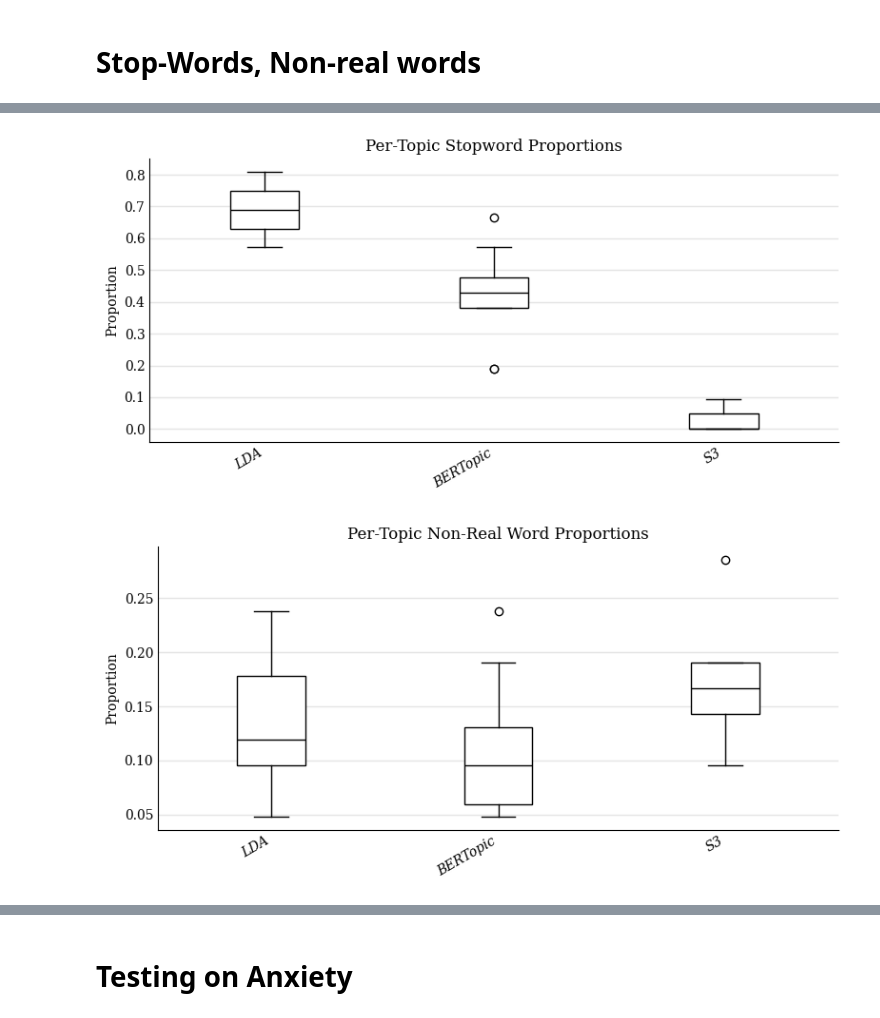
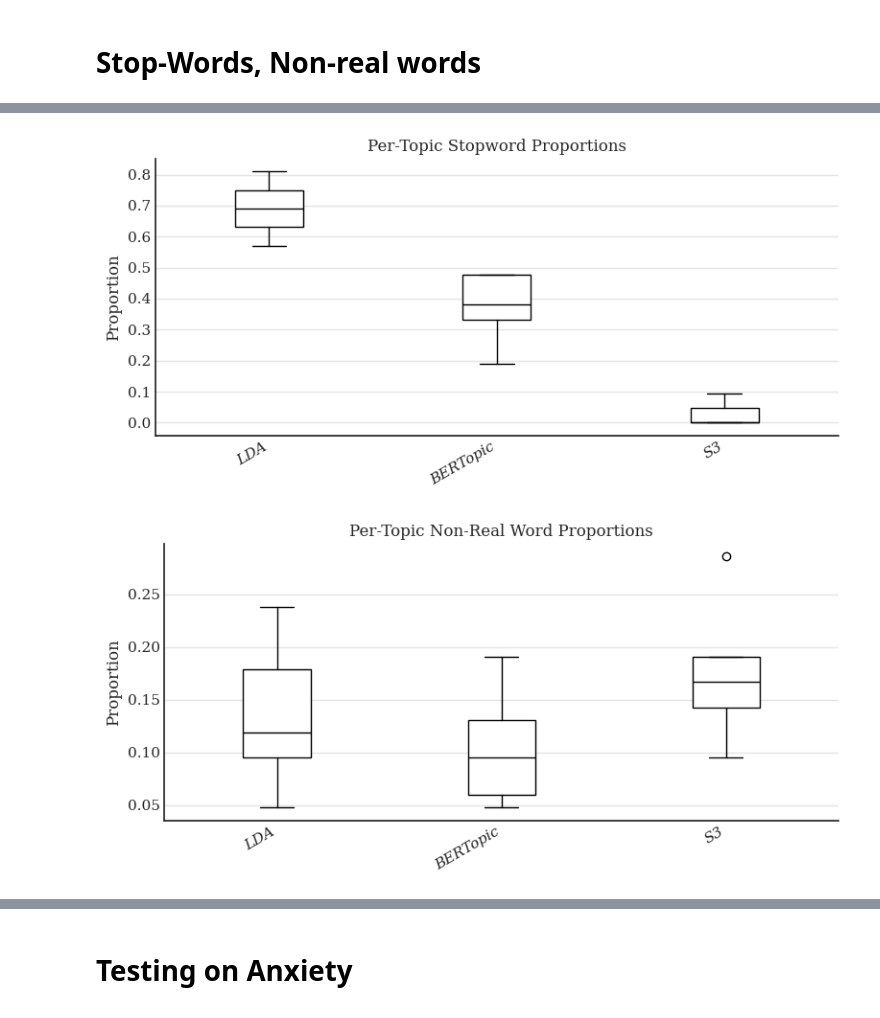
Before and after one commit to sofiascharf/SocCultExam, a Jupyter notebook: Pipelines.ipynb, the cells around one changed output, grey strips where cells are left out. Cells and saved outputs as stored; diff of their text form; code cells hidden in the pictures.

```diff
--- a/Pipelines.ipynb
+++ b/Pipelines.ipynb
@@ -630,37 +649,0 @@ df_lda = pd.DataFrame(top_words)
-# %%
-# make output from model_s3.print_topics() into a dataframe
-topics_bert = topic_model.get_topic_info()
-topics_bert_words = {}
-
-# make topics_s3_words into a dataframe
-df_bert = pd.DataFrame(topics_bert)
-
-# only include column 0 and 2
-df_bert = df_bert[['Topic', 'Representation']]
-
-top_words = {
-    f"topic_{topic_id}": words
-    for topic_id, words in zip(df_bert['Topic'], df_bert['Representation'])
-}
-
-df_bert = pd.DataFrame(top_words)
-# %%
-# make output from model_s3.print_topics() into a dataframe
-topics_s3 = model_s3.get_topics()
-topics_s3_words = {}
-
-# make topics_s3_words into a dataframe
-df_s3 = pd.DataFrame(topics_s3)
-
-# create a new column ’words’ that contains only the words
-df_s3['words'] = df_s3[1].apply(lambda lst: [word for word, score in lst])
-
-# only include column 0 and 2
-df_s3 = df_s3[[0, 'words']]
-
-top_words = {
-    f"topic_{topic_id}": words
-    for topic_id, words in zip(df_s3[0], df_s3['words'])
-}
-
-df_s3 = pd.DataFrame(top_words)
@@ -673,9 +651,9 @@ df_s3.to_csv('topics_s3.csv', index=False)
 # Diversity Scores & Similarity Scores
 # %%
 # load csvs
-df_lda = pd.read_csv('topics_lda_fair.csv')
-df_bert = pd.read_csv('topics_bert_fair.csv', sep=";")
-df_s3 = pd.read_csv('topics_s3_fair.csv', sep=";")
+df_lda = pd.read_csv('./Topics/topics_lda.csv', sep=";")
+df_bert = pd.read_csv('./Topics/topics_bert.csv', sep=";")
+df_s3 = pd.read_csv('./Topics/topics_s3.csv', sep=";")
 # %%
 import numpy as np
 import itertools
@@ -966,7 +935,7 @@ from sklearn.feature_extraction.text import ENGLISH_STOP_WORDS
 
 # assume df_dict = {'LDA': lda_df, 'NMF': nmf_df, ...},
 # where each df is (n_topics × n_words)
-
+sns.set_theme(style="white")
 stopwords = set(ENGLISH_STOP_WORDS)
 valid_single_letters = {'a', 'i'}
 THRESHOLD = 3.0   # wordfreq threshold
@@ -1013,35 +982,35 @@ plt.rcParams.update({
     'grid.linestyle':      '-',
     'xtick.major.size':    0,
     'ytick.major.size':    0,
 })
 
 def styled_boxplot(df, title):
     fig, ax = plt.subplots(figsize=(8, 4))
     # white boxes with black edges
     bp = ax.boxplot(
         [df[col] for col in df.columns],
         labels=df.columns,
         patch_artist=True,
         boxprops=dict(facecolor='white', edgecolor='black'),
         medianprops=dict(color='black'),
         whiskerprops=dict(color='black'),
         capprops=dict(color='black'),
         flierprops=dict(markeredgecolor='black', markerfacecolor='white')
     )
     # italic & angled x labels
     ax.set_xticklabels(df.columns, rotation=30, ha='right', fontstyle='italic')
     ax.set_ylabel('Proportion')
     ax.set_title(title)
     ax.set_axisbelow(True)
     plt.tight_layout()
     plt.show()
 
 # Plot them!
 styled_boxplot(stop_df,    'Per-Topic Stopword Proportions')
 styled_boxplot(nonreal_df, 'Per-Topic Non-Real Word Proportions')
 # %% [output]
-[figure, old version]
+[figure, new version]
-[figure, old version]
+[figure, new version]
 # %%
 import matplotlib.pyplot as plt
 import pandas as pd
```
Also changed, not shown: parts of 30 cells of this notebook, 29 other files.
